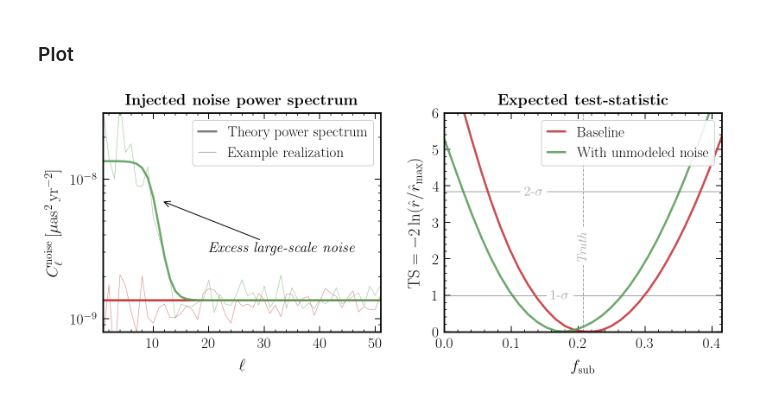
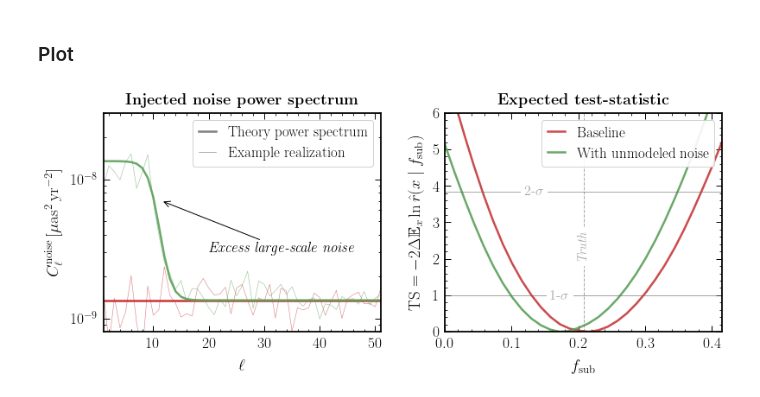
Before and after one commit to smsharma/neural-global-astrometry, a Jupyter notebook: notebooks/01_analysis.ipynb, the cells around one changed output. Drawn from its saved outputs; the diff is of its cells as text; code cells hidden in the pictures.

```diff
--- a/notebooks/01_analysis.ipynb
+++ b/notebooks/01_analysis.ipynb
@@ -101,8 +102,8 @@ class GaussianNoise(nn.Module):
             x = x + sampled_noise
         return x
 # %%
-n_trials = 30  # Number of samples to simulate
-n_test = 15  # Number of points in f_sub over which to compute likelihood ratio
+n_trials = 100  # Number of samples to simulate
+n_test = 30  # Number of points in f_sub over which to compute likelihood ratio
 
 out = np.zeros((n_trials, n_test))
 
@@ -153,2 +154,2 @@ out_mean = np.mean(np.log(s / (1 - s)), axis=0)
 # %%
-np.mean(out, axis=0)
+out_mean = np.mean(out, axis=0)
@@ -505,7 +475,7 @@ for i_trial in tqdm(range(n_trials)):
 
     x_test = (x_test.T + noise_test)
 
-    theta_test = torch.linspace(10., 300., n_test).unsqueeze(1)
+    theta_test = torch.linspace(1., 300., n_test).unsqueeze(1)
 
     out[i_trial, :] = [density_estimator(x_test.unsqueeze(0), theta_test
                                          [i].unsqueeze(0)).squeeze().detach().numpy() \
@@ -514,6 +504,11 @@ for i_trial in tqdm(range(n_trials)):
 out_mean_lsnoise = np.mean(out, axis=0)
 # %% [markdown]
 ### Plot
+# %%
+import matplotlib
+
+params= {'text.latex.preamble' : [r'\usepackage{amssymb}']}
+matplotlib.rcParams.update(params)
 # %%
 from matplotlib.patches import Patch
 from matplotlib.lines import Line2D
@@ -559,7 +554,8 @@ ax[1].set_ylim(-0.01, 6)
 ax[1].set_xlim(0.0, 0.415)
 
 ax[1].set_xlabel(r"$f_\mathrm{sub}$")
-ax[1].set_ylabel(r"$\mathrm{TS}  = -2 \ln  (\hat r / \hat r_\mathrm{max}) $")
+ax[1].set_ylabel(r"$\mathrm{TS}  = -2 \Delta \mathbb{E}_x\ln  \hat r(x\mid f_\mathrm{sub}) $")
+# ax[1].set_ylabel(r"$\mathrm{TS}  = -2 \ln  (\hat r / \hat r_\mathrm{max}) $")
 
 ax[1].set_title(r"\bf{Expected test-statistic}", y=1.008)
 
@@ -580,31 +576,31 @@ for _ in range(1):
 input_cl = sigma ** 2 * hp.nside2pixarea(64, degrees=False) * (10 - 9 / (1 + np.exp(-(-10 + l_ary) / 1.)))
 
 ax[0].plot(l_ary, input_cl, color=cols_default[2], ls='-', label="Excess large-scale noise",)
 
 # Create and plot an example realization
 for _ in range(1):
     synmap = hp.synfast(input_cl, nside=64)
     ax[0].plot(hp.anafast(synmap), color=cols_default[2], alpha=0.6, lw=0.6)
 
 ax[0].set_yscale("log")
 
 ax[0].set_xlim(1, 51)
 ax[0].set_ylim(8e-10, 3e-8)
 
 ax[0].set_xlabel(r"$\ell$")
 ax[0].set_ylabel(r"$C_\ell^\mathrm{noise}\,[\mu\mathrm{as}^2\,\mathrm{yr}^{-2}]$")
 ax[0].set_title(r"\bf{Injected noise power spectrum}", y=1.008)
 
 ax[0].annotate(r"\emph{Excess large-scale noise}", (11.5, 7e-9), xytext=(20, 3e-9), fontsize=17, arrowprops=dict(facecolor='black', arrowstyle='->'))
 
 # Custom legend
 legend_elements = [Line2D([0], [0], color='grey', lw=2.5, label='Theory power spectrum'),
                    Line2D([0], [0], color='grey', lw=0.6, label='Example realization')]
 
 ax[0].legend(handles=legend_elements, loc='upper right', frameon=True, framealpha=0.9, handlelength=1.2)
 
 plt.tight_layout()
 fig.subplots_adjust(wspace=0.23)
 plt.savefig("../paper/arXiv-v1//figures/lowell_noise.pdf")
 # %% [output]
-[figure, old version]
+[figure, new version]
```
Also changed, not shown: parts of 9 cells of this notebook, 51 other files.
